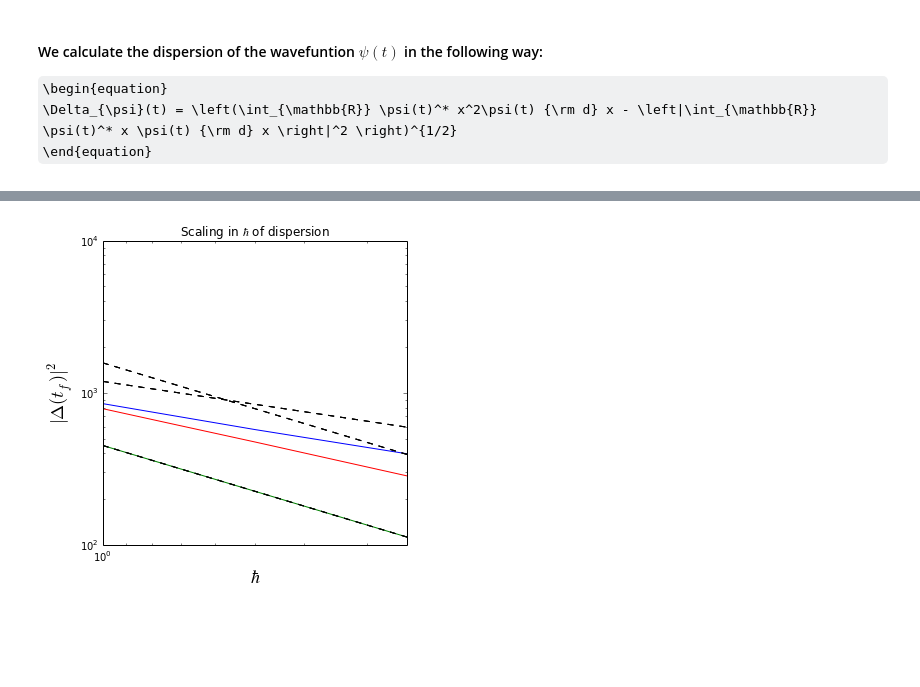
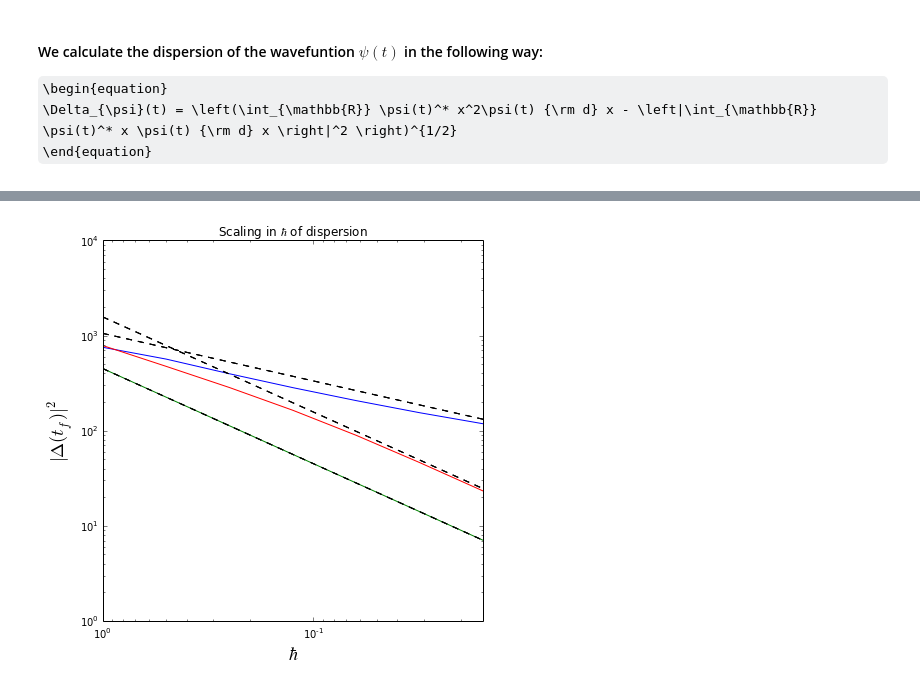
Before and after one commit to khadetushar/pySchrodinger, a Jupyter notebook: 1D Schroedinger Solver.ipynb, the cells around one changed output, grey strips where cells are left out. Saved outputs shown, nothing was run; the diff lists cells and outputs as text; code cells hidden in the pictures; some formulas as TeX source; blank space fills up the shorter version.

```diff
--- a/1D Schroedinger Solver.ipynb
+++ b/1D Schroedinger Solver.ipynb
@@ -176,8 +176,8 @@ def Solve_Schroedinger(hbar = 1, #Planck's constant
                        x0 = 0, #center of initial wavefunction
                        p0 = 0, #momentum of initial wavefunction
                        roughness = 1.3, #exponent of conical potential
-                       xmin = -2.**7,
-                       xmax =  2.**7,
+                       xmin = -2.**6*np.pi,
+                       xmax =  2.**6*np.pi,
                        N = 16):
 
     hbar = np.float(hbar)
@@ -189,7 +189,7 @@ def Solve_Schroedinger(hbar = 1, #Planck's constant
     TT = int(N/hbar)
     dt = TT**(-1)
     N_steps = int(t_max/dt)
-    dx = hbar/N   #should really be hbar^2
+    dx = 2*np.pi*hbar/N
     xmax_new = int(xmax/dx)*dx
     xmin_new = int(xmin/dx)*dx
     x = np.arange(xmin_new, xmax_new, dx)
@@ -236,6 +236,7 @@ def Solve_Schroedinger(hbar = 1, #Planck's constant
     S1.psi_x_full = psi[:, 2]
 
     print S.k
+    #print len(S.k)
 
     for solver in [S, S0, S1]:
         solver.dispersion_vs_t = \
@@ -243,15 +244,14 @@ def Solve_Schroedinger(hbar = 1, #Planck's constant
                     np.sum((np.abs(solver.psi_x_full)**2)*x*dx, axis = 1)**2)
     return  S, S0, S1
 # %%
-hbarUsed = np.array([2**(0), 2**(-1), 2**(-2), 2**(-3), 2**(-4)])
-#hbarUsed = np.array([1, 0.75, 0.5, 0.25, 0.1, 0.075, 0.05, 0.01])
+hbarUsed = np.array([2**(0), 2**(-1), 2**(-2), 2**(-3), 2**(-4), 2**(-5), 2**(-6)])
 
 import pickle
 import gzip
 import os
 
 class GetData:
-    def __init__(self, T = 20, N = 16):
+    def __init__(self, T = 20, N = 2**5):
         self.T = T
         self.N = N
         self.sol = {}
@@ -268,9 +268,7 @@ class GetData:
             pickle.dump(self.sol['{0}'.format(h)],
                         gzip.open(fname, 'w'))
         return self.sol['{0}'.format(h)]
-computator = GetData(T = 30, N = 32)
-#storedData0  = GetData(hbarUsed, T = 30, N = 16)
-#storedData1 = GetData(hbarUsed, T = 30, N = 32)
+computator = GetData(T = 30, N = 2**6)
 storedData = [computator.compute(h) for h in hbarUsed]
 # %% [output]
 solving Schroedinger for hbar = 1.0
@@ -461,33 +446,34 @@ dispersionMultipleH(tf = 30, yH = 25)
 # %%
 def dispersionFunctionOfHbar(tf = 30):
     finaltimedispersion =  [[0 for i in range(len(storedData))] for i in range(3)]
-    hbarUsed = np.array([1, 0.75, 0.5, 0.25])
+    #hbarUsed = [storedData[i][1].hbar for i in range(len(storedData))]
+    hbarUsed = np.array([2**(0), 2**(-1), 2**(-2), 2**(-3), 2**(-4), 2**(-5), 2**(-6)])
     for i in range(len(storedData)):
         finaltimedispersion[0][i] = (storedData[i][0].dispersion_vs_t[tf])**2
         finaltimedispersion[1][i] = (storedData[i][1].dispersion_vs_t[tf])**2
         finaltimedispersion[2][i] = (storedData[i][2].dispersion_vs_t[tf])**2
-    fig = plt.figure(figsize=(12, 12))
+    fig = plt.figure(figsize=(15, 15))
     for j in range(len(finaltimedispersion)):
         ax = fig.add_subplot(221)
         ax.plot(hbarUsed,
                 finaltimedispersion[j])
         ax.plot(hbarUsed,
                 hbarUsed*finaltimedispersion[1][0], '--k')
         ax.plot(hbarUsed,
                 hbarUsed*finaltimedispersion[2][0]*2, '--k')
         ax.plot(hbarUsed,
                 hbarUsed**(0.5)*finaltimedispersion[0][0]*1.4, '--k')
         ax.set_xlim(0, 1)
         #ax.set_ylim(0, 800)
         ax.legend(loc = "best")
         ax.set_xlim(ax.get_xlim()[::-1])
         ax.set_xscale('log')
         ax.set_xlabel('$\\hbar$', fontsize = 18)
         ax.set_ylabel('$|\\Delta(t_f)|^2$', fontsize = 18)
         ax.set_yscale('log')
         ax.set_title("Scaling in $\\hbar$ of dispersion")
         #plt.gcf().savefig('dispersionStudy{0}.pdf'.format(j), format = 'pdf')
     return None
 dispersionFunctionOfHbar(tf = 30)
 # %% [output]
-[figure, old version]
+[figure, new version]
```
Also changed, not shown: parts of 6 cells of this notebook.
